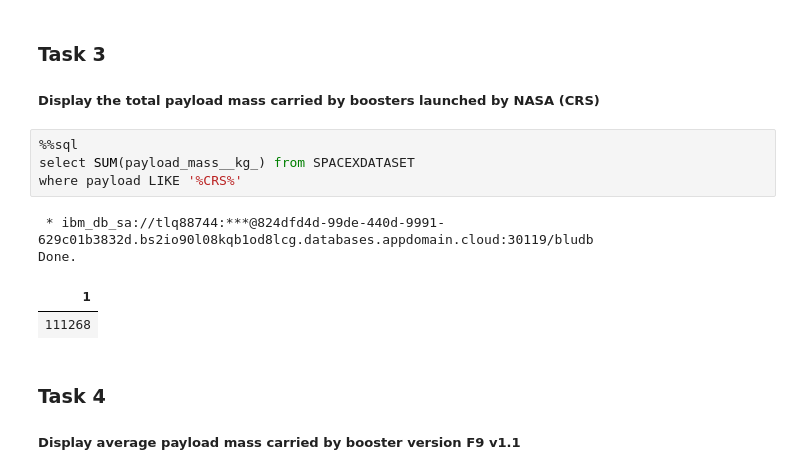
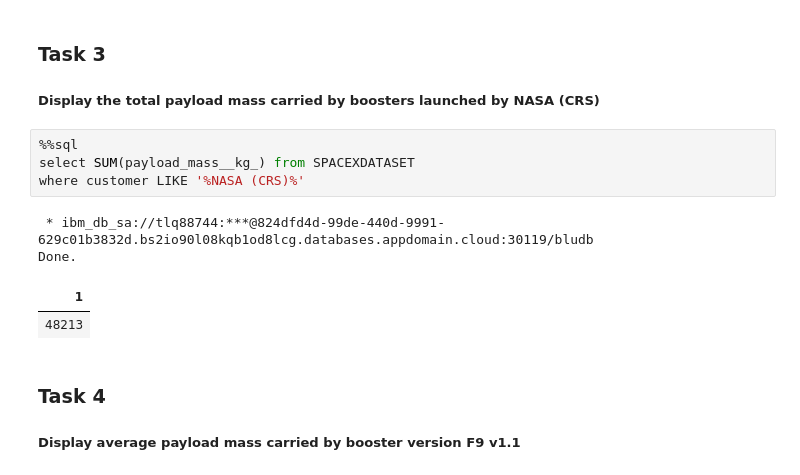
Before and after one commit to RikiSot/datascience-python, a Jupyter notebook: EDA with SQL.ipynb, the cells around one changed output. Drawn from its saved outputs; the diff is of its cells as text.

```diff
--- a/EDA with SQL.ipynb
+++ b/EDA with SQL.ipynb
@@ -177,12 +178,12 @@ Done.
 # %%
 %%sql
 select SUM(payload_mass__kg_) from SPACEXDATASET
-where payload LIKE '%CRS%'
+where customer LIKE '%NASA (CRS)%'
 # %% [output]
  * ibm_db_sa://tlq88744:***@824dfd4d-99de-440d-9991-629c01b3832d.bs2io90l08kqb1od8lcg.databases.appdomain.cloud:30119/bludb
 Done.
 | 1 |
-| 111268 |
+| 48213 |
 # %% [markdown]
 ### Task 4
 
```
Also changed, not shown: parts of 3 cells of this notebook.
